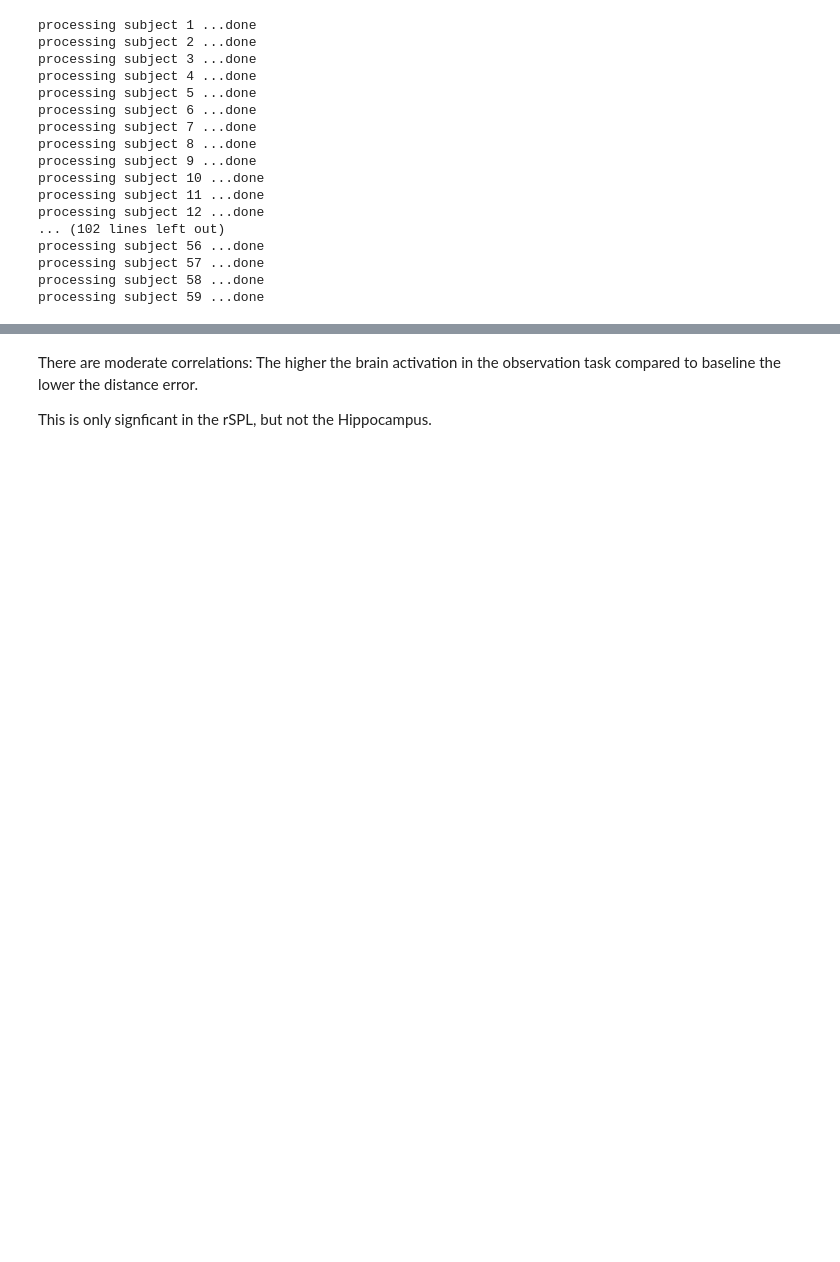
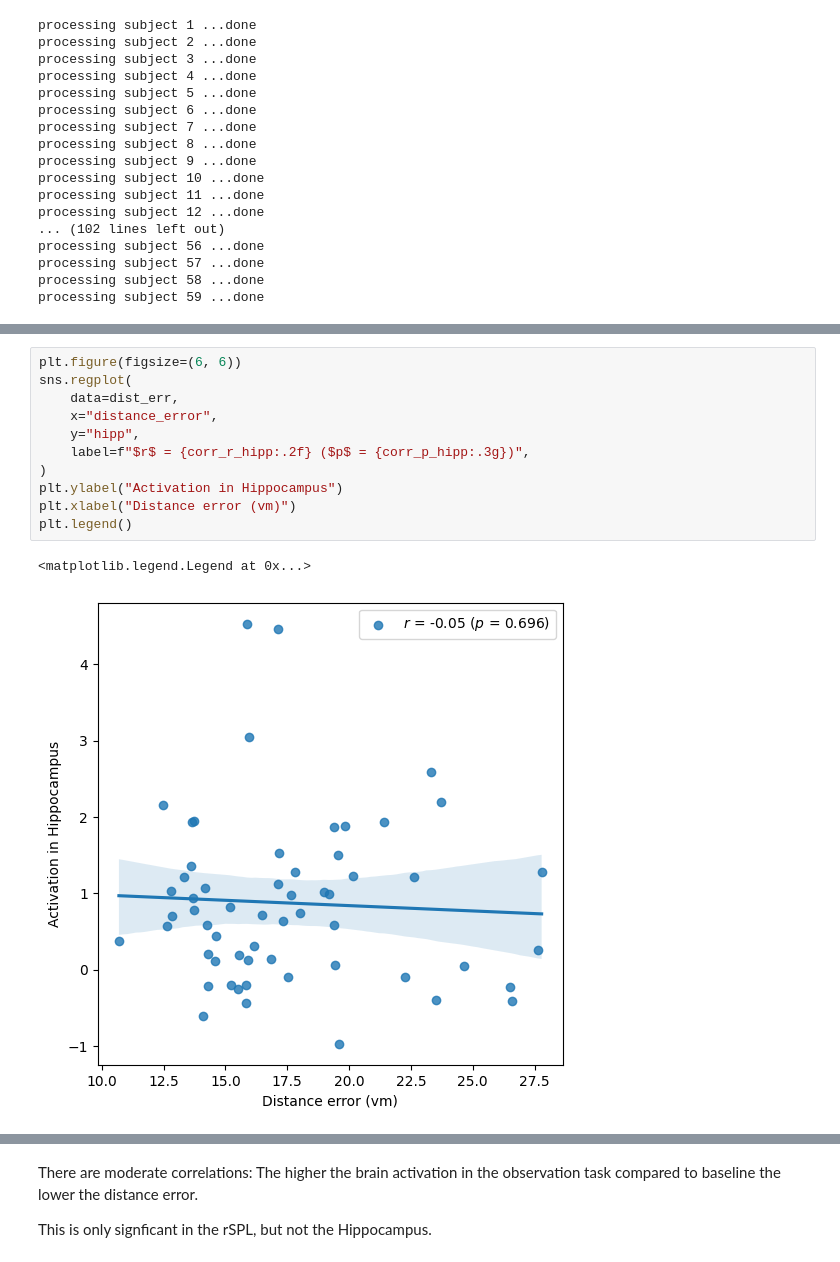
Before and after one commit to dominikpegler/tewa2-neuroimaging, a Jupyter notebook: assignments/group/Group assignment.ipynb, the cells around one changed output, grey strips where cells are left out. Drawn from its saved outputs; the diff is of its cells as text; blank space fills up the shorter version.

Commit message:
added regplot

```diff
--- a/assignments/group/Group assignment.ipynb
+++ b/assignments/group/Group assignment.ipynb
@@ -1046,0 +1068,14 @@ p = 0.005735424517605204
+# %%
+plt.figure(figsize=(6, 6))
+sns.regplot(
+    data=dist_err,
+    x="distance_error",
+    y="hipp",
+    label=f"$r$ = {corr_r_hipp:.2f} ($p$ = {corr_p_hipp:.3g})",
+)
+plt.ylabel("Activation in Hippocampus")
+plt.xlabel("Distance error (vm)")
+plt.legend()
+# %% [output]
+<matplotlib.legend.Legend at 0x...>
+[figure, added]
```
Also changed, not shown: parts of 8 cells of this notebook.
